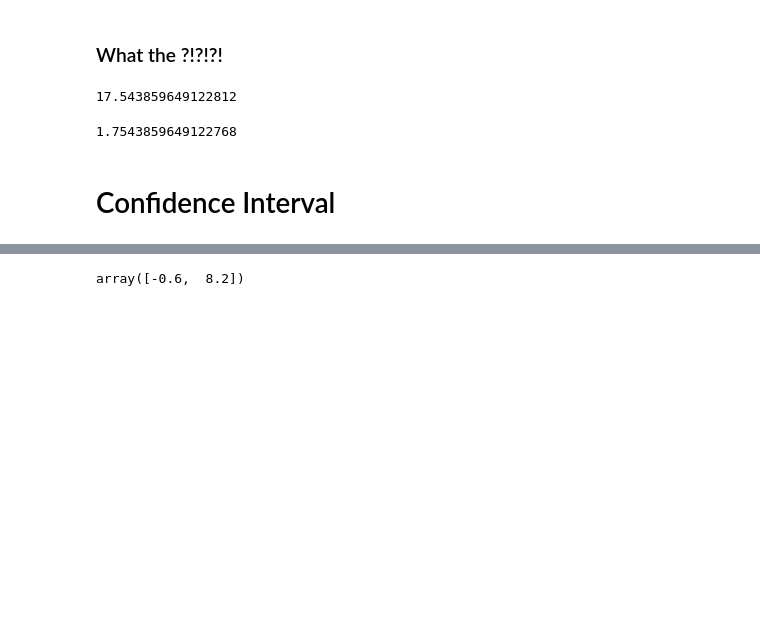
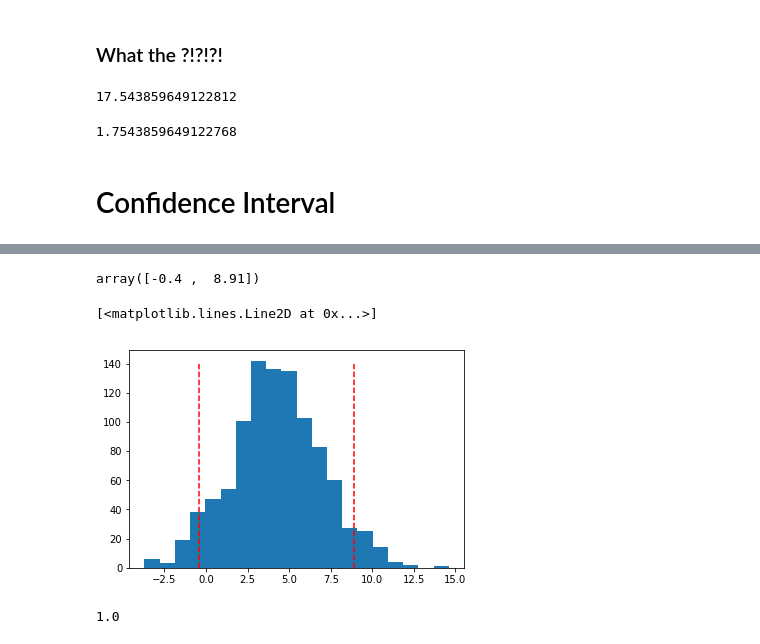
Before and after one commit to vafaei-ar/DSWSs, a Jupyter notebook: S04/notebooks/SS01-02.ipynb, the cells around one changed output, grey strips where cells are left out. Drawn from its saved outputs; the diff is of its cells as text; code cells hidden in the pictures; blank space fills up the shorter version.

```diff
--- a/S04/notebooks/SS01-02.ipynb
+++ b/S04/notebooks/SS01-02.ipynb
@@ -66,7 +77,7 @@ array([23, 21, 19, 24, 35, 17, 18, 24, 33, 27, 21, 23, 31, 28, 19, 24, 32,
        27, 16, 41, 23, 32, 29, 33])
 # %%
 diffs = []
-for i in range(10000):
+for i in range(100000):
     np.random.shuffle(experiment)
     set1 = experiment[:10]
     set2 = experiment[10:]
@@ -135,6 +157,19 @@ for i in range(1000):
     random_after_opt = np.random.choice(after_opt, size=10, replace=True)
     diffs.append(np.mean(random_after_opt) - np.mean(random_before_opt))
 # %%
-np.percentile(diffs, [5,95])
+perc = np.percentile(diffs, [5,95])
+perc
 # %% [output]
-array([-0.6,  8.2])
+array([-0.4 ,  8.91])
+# %%
+plt.hist(diffs,20)
+mm = np.mean(diffs)
+plt.plot([perc[0]]*2,[0,140],'r--')
+plt.plot([perc[1]]*2,[0,140],'r--')
+# %% [output]
+[<matplotlib.lines.Line2D at 0x...>]
+[figure, added]
+# %%
+np.percentile([1,1,1,1,1,1,1,1,1,100],80)
+# %% [output]
+1.0
```
Also changed, not shown: parts of 9 cells of this notebook, 8 other files.
